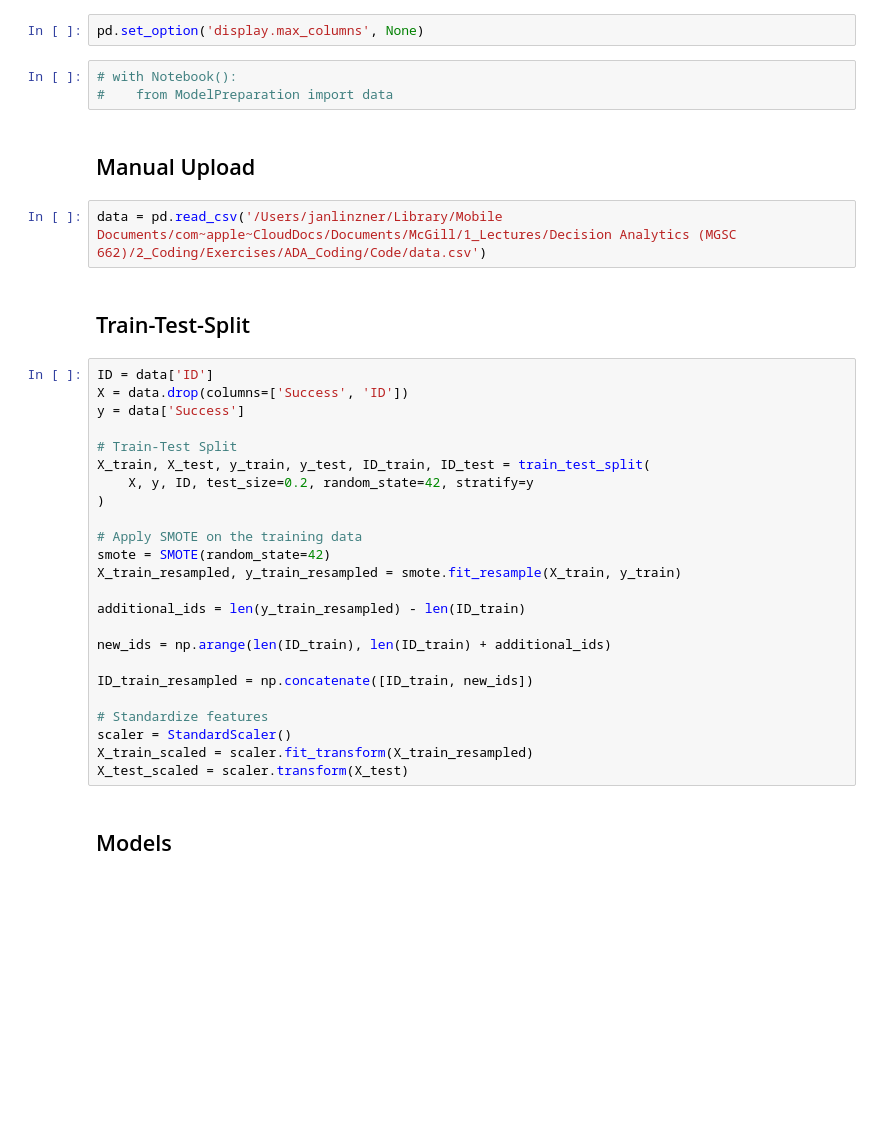
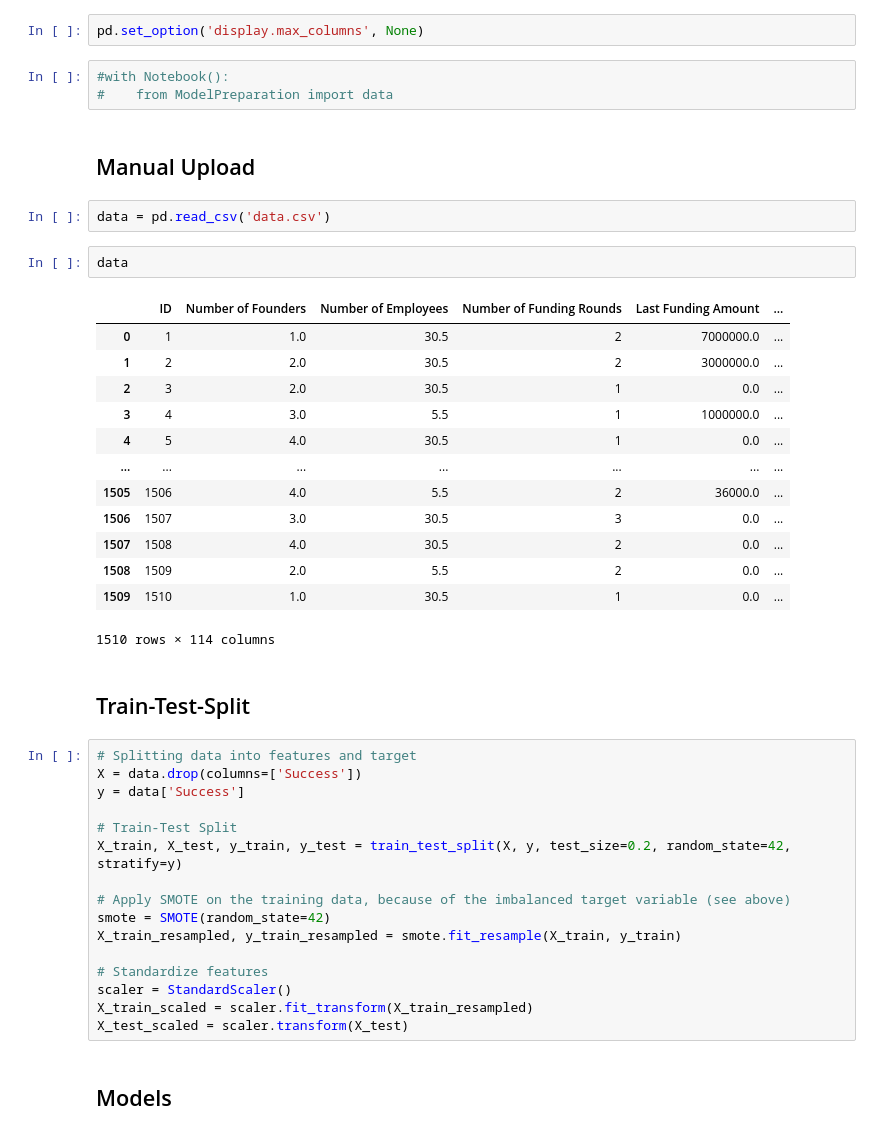
Before and after one commit to JDL05/PredictingVentureSuccess_ADA, a Jupyter notebook: Code/Modelling/Modelling.ipynb, the cells around one changed output. Saved outputs shown, nothing was run; the diff lists cells and outputs as text; blank space fills up the shorter version.

```diff
--- a/Code/Modelling/Modelling.ipynb
+++ b/Code/Modelling/Modelling.ipynb
@@ -32,33 +32,41 @@ import numpy as np
 # %%
 pd.set_option('display.max_columns', None)
 # %%
-# with Notebook():
+#with Notebook():
 #    from ModelPreparation import data
-# %% [markdown]
-## Manual Upload
+# %% [markdown]
+## Manual Upload
+# %%
+data = pd.read_csv('data.csv')
 # %%
-data = pd.read_csv('/Users/janlinzner/Library/Mobile Documents/com~apple~CloudDocs/Documents/McGill/1_Lectures/Decision Analytics (MGSC 662)/2_Coding/Exercises/ADA_Coding/Code/data.csv')
+data
+# %% [output]
+|  | ID | Number of Founders | Number of Employees | Number of Funding Rounds | Last Funding Amount | ... |
+| 0 | 1 | 1.0 | 30.5 | 2 | 7000000.0 | ... |
+| 1 | 2 | 2.0 | 30.5 | 2 | 3000000.0 | ... |
+| 2 | 3 | 2.0 | 30.5 | 1 | 0.0 | ... |
+| 3 | 4 | 3.0 | 5.5 | 1 | 1000000.0 | ... |
+| 4 | 5 | 4.0 | 30.5 | 1 | 0.0 | ... |
+| ... | ... | ... | ... | ... | ... | ... |
+| 1505 | 1506 | 4.0 | 5.5 | 2 | 36000.0 | ... |
+| 1506 | 1507 | 3.0 | 30.5 | 3 | 0.0 | ... |
+| 1507 | 1508 | 4.0 | 30.5 | 2 | 0.0 | ... |
+| 1508 | 1509 | 2.0 | 5.5 | 2 | 0.0 | ... |
+| 1509 | 1510 | 1.0 | 30.5 | 1 | 0.0 | ... |
+1510 rows × 114 columns
 # %% [markdown]
 ## Train-Test-Split
 # %%
-ID = data['ID']
-X = data.drop(columns=['Success', 'ID'])
+# Splitting data into features and target
+X = data.drop(columns=['Success'])
 y = data['Success']
 
 # Train-Test Split
-X_train, X_test, y_train, y_test, ID_train, ID_test = train_test_split(
-    X, y, ID, test_size=0.2, random_state=42, stratify=y
-)
+X_train, X_test, y_train, y_test = train_test_split(X, y, test_size=0.2, random_state=42, stratify=y)
 
-# Apply SMOTE on the training data
+# Apply SMOTE on the training data, because of the imbalanced target variable (see above)
 smote = SMOTE(random_state=42)
 X_train_resampled, y_train_resampled = smote.fit_resample(X_train, y_train)
-
-additional_ids = len(y_train_resampled) - len(ID_train)
-
-new_ids = np.arange(len(ID_train), len(ID_train) + additional_ids)
-
-ID_train_resampled = np.concatenate([ID_train, new_ids])
 
 # Standardize features
 scaler = StandardScaler()
```
Also changed, not shown: parts of 15 cells of this notebook.
